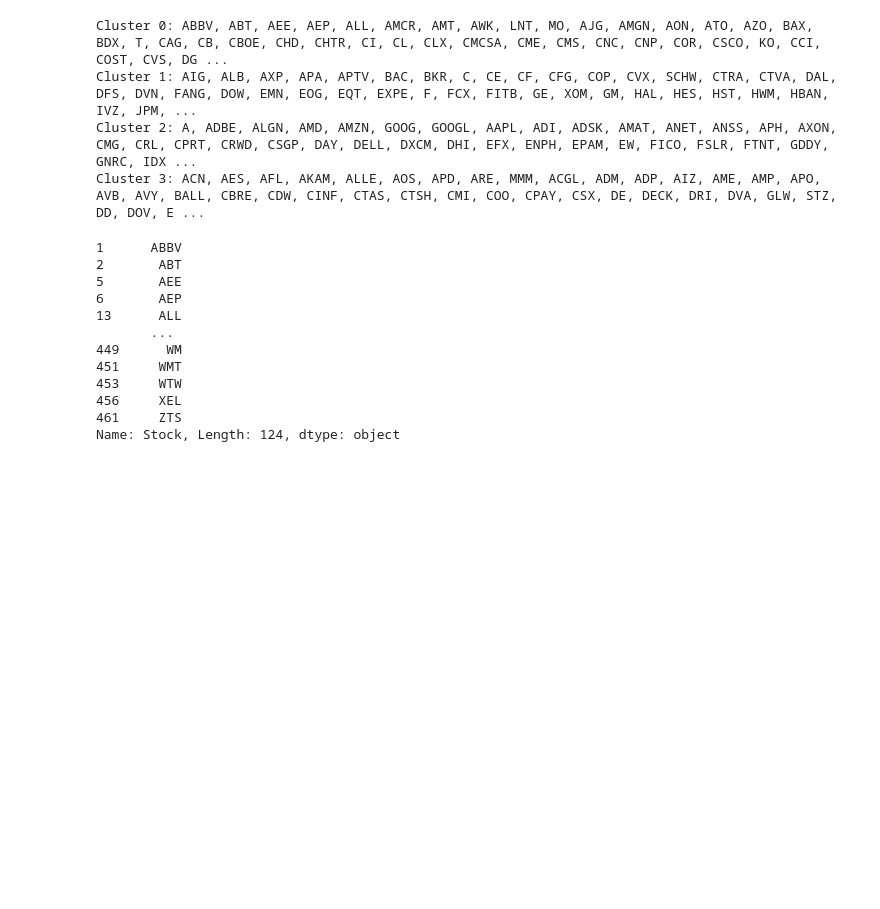
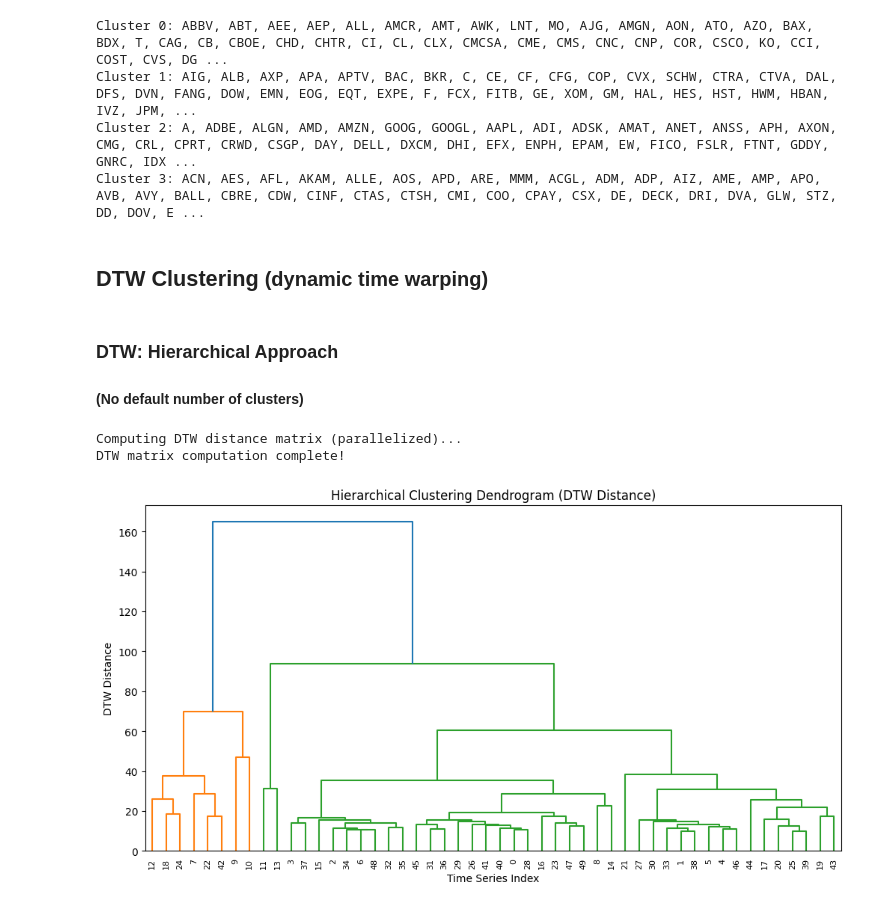
Before and after one commit to paulprayer110/stockprediction, a Jupyter notebook: TimeSeriesClustering.ipynb, the cells around one changed output. Cells and saved outputs as stored; diff of their text form; code cells hidden in the pictures; blank space fills up the shorter version.

Commit message:
clustering time series updated

```diff
--- a/TimeSeriesClustering.ipynb
+++ b/TimeSeriesClustering.ipynb
@@ -138,19 +138,54 @@ Cluster 0: ABBV, ABT, AEE, AEP, ALL, AMCR, AMT, AWK, LNT, MO, AJG, AMGN, AON, AT
 Cluster 1: AIG, ALB, AXP, APA, APTV, BAC, BKR, C, CE, CF, CFG, COP, CVX, SCHW, CTRA, CTVA, DAL, DFS, DVN, FANG, DOW, EMN, EOG, EQT, EXPE, F, FCX, FITB, GE, XOM, GM, HAL, HES, HST, HWM, HBAN, IVZ, JPM, ...
 Cluster 2: A, ADBE, ALGN, AMD, AMZN, GOOG, GOOGL, AAPL, ADI, ADSK, AMAT, ANET, ANSS, APH, AXON, CMG, CRL, CPRT, CRWD, CSGP, DAY, DELL, DXCM, DHI, EFX, ENPH, EPAM, EW, FICO, FSLR, FTNT, GDDY, GNRC, IDX ...
 Cluster 3: ACN, AES, AFL, AKAM, ALLE, AOS, APD, ARE, MMM, ACGL, ADM, ADP, AIZ, AME, AMP, APO, AVB, AVY, BALL, CBRE, CDW, CINF, CTAS, CTSH, CMI, COO, CPAY, CSX, DE, DECK, DRI, DVA, GLW, STZ, DD, DOV, E ...
-# %%
-len(ClusterList_PCA)
-ClusterDict_PCA['Cluster01']
-# %% [output]
-1      ABBV
-2       ABT
-5       AEE
-6       AEP
-13      ALL
-       ...
-449      WM
-451     WMT
-453     WTW
-456     XEL
-461     ZTS
-Name: Stock, Length: 124, dtype: object
+# %% [markdown]
+## DTW Clustering <span style="font-size:20px">(dynamic time warping)</span>
+# %% [markdown]
+### **DTW**: Hierarchical Approach
+#### (No default number of clusters)
+# %%
+import numpy as np
+import matplotlib.pyplot as plt
+from fastdtw import fastdtw
+from scipy.spatial.distance import squareform
+from scipy.cluster.hierarchy import linkage, dendrogram
+from joblib import Parallel, delayed  # For parallel DTW computation
+
+
+time_series_data = rets['weekly_log']
+time_series_data = [row.values for _, row in time_series_data.iterrows()]
+
+# 2. Compute DTW Distance Matrix with Parallel Processing
+def dtw_distance(i, j, ts_data):
+    distance, _ = fastdtw(ts_data[i], ts_data[j])
+    return (i, j, distance)
+
+print("Computing DTW distance matrix (parallelized)...")
+dtw_results = Parallel(n_jobs=-1)(delayed(dtw_distance)(i, j, time_series_data)
+                                  for i in range(num_series) for j in range(i + 1, num_series))
+
+# Convert results into a symmetric distance matrix
+dtw_matrix = np.zeros((num_series, num_series))
+for i, j, dist in dtw_results:
+    dtw_matrix[i, j] = dist
+    dtw_matrix[j, i] = dist  # Symmetric
+
+print("DTW matrix computation complete!")
+
+# 3. Convert Distance Matrix to Condensed Format
+dtw_condensed = squareform(dtw_matrix)
+
+# 4. Apply Hierarchical Clustering
+linkage_matrix = linkage(dtw_condensed, method="ward")
+
+# 5. Plot Fixed Dendrogram
+plt.figure(figsize=(12, 6))
+dendrogram(linkage_matrix, labels=[str(i) for i in range(num_series)], leaf_rotation=90)
+plt.title("Hierarchical Clustering Dendrogram (DTW Distance)")
+plt.xlabel("Time Series Index")
+plt.ylabel("DTW Distance")
+plt.show()
+# %% [output]
+Computing DTW distance matrix (parallelized)...
+DTW matrix computation complete!
+[figure, added]
```
Also changed, not shown: parts of 7 cells of this notebook.
